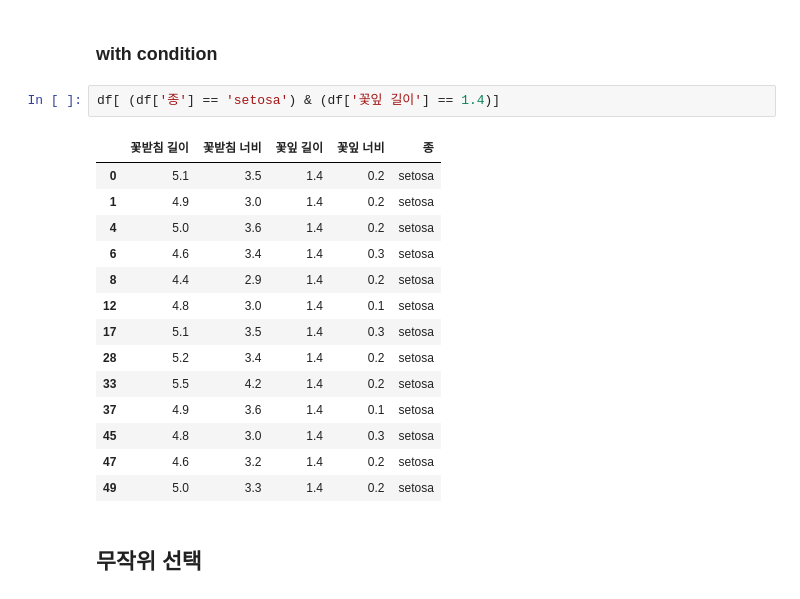
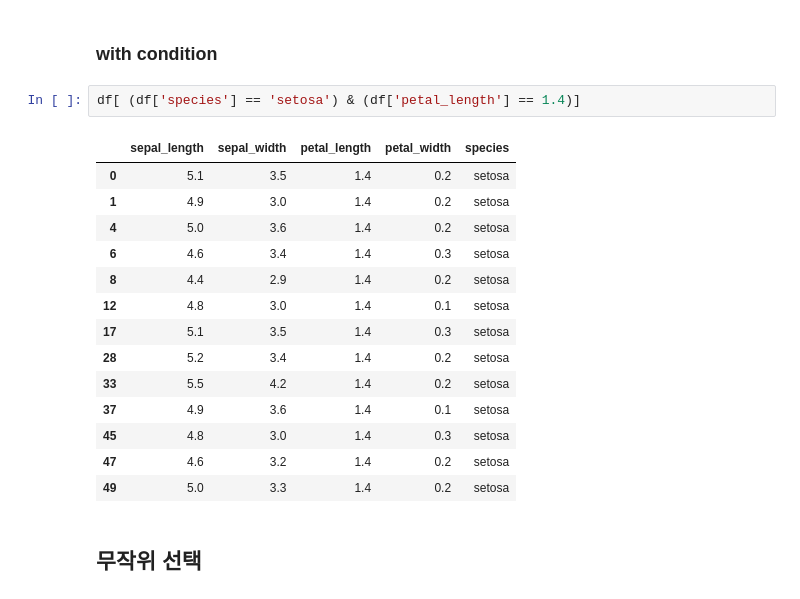
Before and after one commit to danielykim/python-guide2, a Jupyter notebook: practical-pandas.ipynb, the cells around one changed output. Saved outputs shown, nothing was run; the diff lists cells and outputs as text.

```diff
--- a/practical-pandas.ipynb
+++ b/practical-pandas.ipynb
@@ -242,9 +258,9 @@ df.at[2, '종']
 # %% [markdown]
 ### with condition
 # %%
-df[ (df['종'] == 'setosa') & (df['꽃잎 길이'] == 1.4)]
+df[ (df['species'] == 'setosa') & (df['petal_length'] == 1.4)]
 # %% [output]
-|  | 꽃받침 길이 | 꽃받침 너비 | 꽃잎 길이 | 꽃잎 너비 | 종 |
+|  | sepal_length | sepal_width | petal_length | petal_width | species |
 | 0 | 5.1 | 3.5 | 1.4 | 0.2 | setosa |
 | 1 | 4.9 | 3.0 | 1.4 | 0.2 | setosa |
 | 4 | 5.0 | 3.6 | 1.4 | 0.2 | setosa |
```
Also changed, not shown: parts of 48 cells of this notebook.
